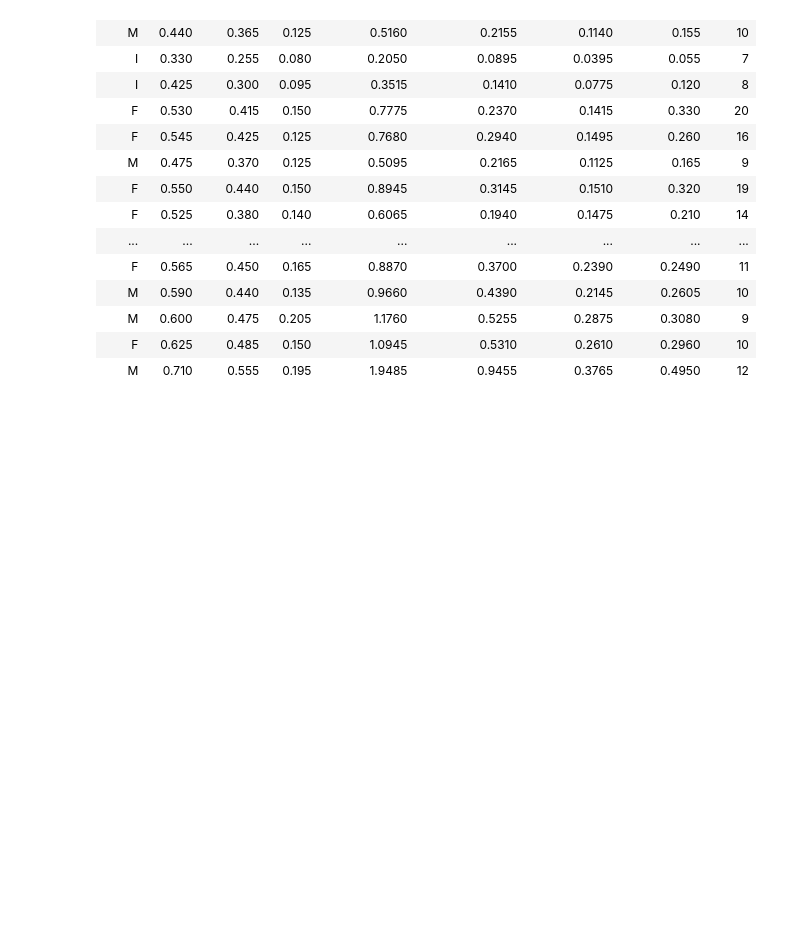
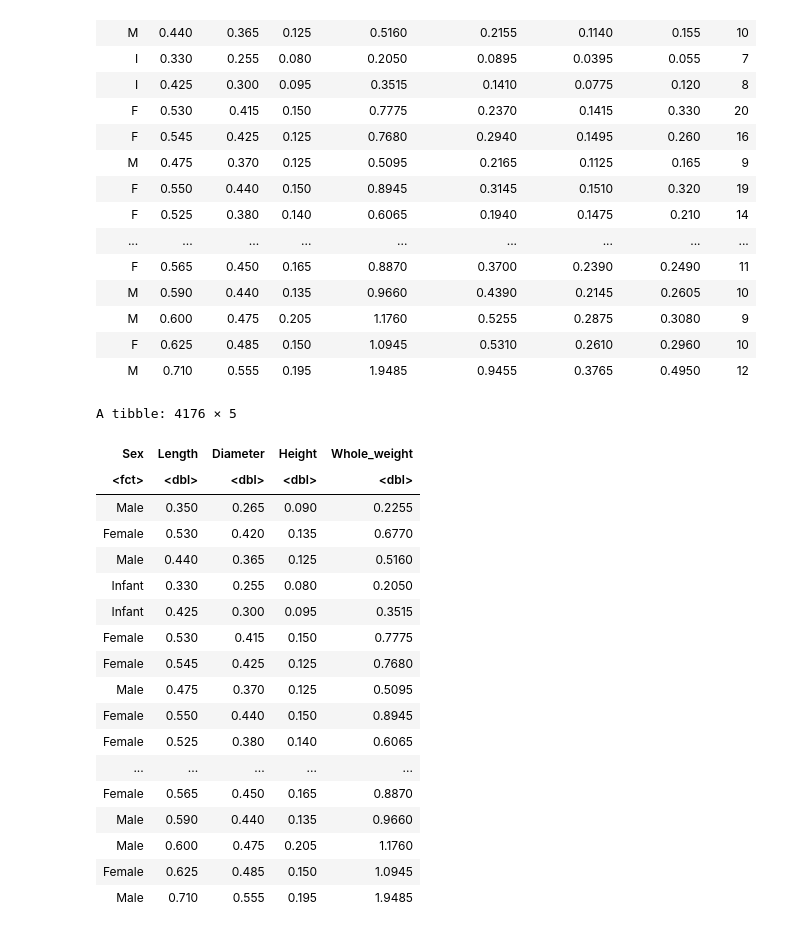
Before and after one commit to werehappy/DSCI-Group-Project-26-, a Jupyter notebook: abalone.ipynb, the cells around one changed output. Saved outputs shown, nothing was run; the diff lists cells and outputs as text; code cells hidden in the pictures; blank space fills up the shorter version.

Commit message:
Filtered and Fatorised the abalone dataset

```diff
--- a/abalone.ipynb
+++ b/abalone.ipynb
@@ -37,3 +37,27 @@ A spec_tbl_df: 4176 × 9
 | M | 0.600 | 0.475 | 0.205 | 1.1760 | 0.5255 | 0.2875 | 0.3080 | 9 |
 | F | 0.625 | 0.485 | 0.150 | 1.0945 | 0.5310 | 0.2610 | 0.2960 | 10 |
 | M | 0.710 | 0.555 | 0.195 | 1.9485 | 0.9455 | 0.3765 | 0.4950 | 12 |
+# %%
+abalone_filtered_fct <- abalone_data |> mutate(Sex = as_factor(Sex)) |>
+mutate(Sex = fct_recode(Sex, "Male" = "M", "Female" = "F", "Infant" = "I")) |> select(Sex:Whole_weight)
+abalone_filtered_fct
+# %% [output]
+A tibble: 4176 × 5
+| Sex | Length | Diameter | Height | Whole_weight |
+| <fct> | <dbl> | <dbl> | <dbl> | <dbl> |
+| Male | 0.350 | 0.265 | 0.090 | 0.2255 |
+| Female | 0.530 | 0.420 | 0.135 | 0.6770 |
+| Male | 0.440 | 0.365 | 0.125 | 0.5160 |
+| Infant | 0.330 | 0.255 | 0.080 | 0.2050 |
+| Infant | 0.425 | 0.300 | 0.095 | 0.3515 |
+| Female | 0.530 | 0.415 | 0.150 | 0.7775 |
+| Female | 0.545 | 0.425 | 0.125 | 0.7680 |
+| Male | 0.475 | 0.370 | 0.125 | 0.5095 |
+| Female | 0.550 | 0.440 | 0.150 | 0.8945 |
+| Female | 0.525 | 0.380 | 0.140 | 0.6065 |
+| ... | ... | ... | ... | ... |
+| Female | 0.565 | 0.450 | 0.165 | 0.8870 |
+| Male | 0.590 | 0.440 | 0.135 | 0.9660 |
+| Male | 0.600 | 0.475 | 0.205 | 1.1760 |
+| Female | 0.625 | 0.485 | 0.150 | 1.0945 |
+| Male | 0.710 | 0.555 | 0.195 | 1.9485 |
```
